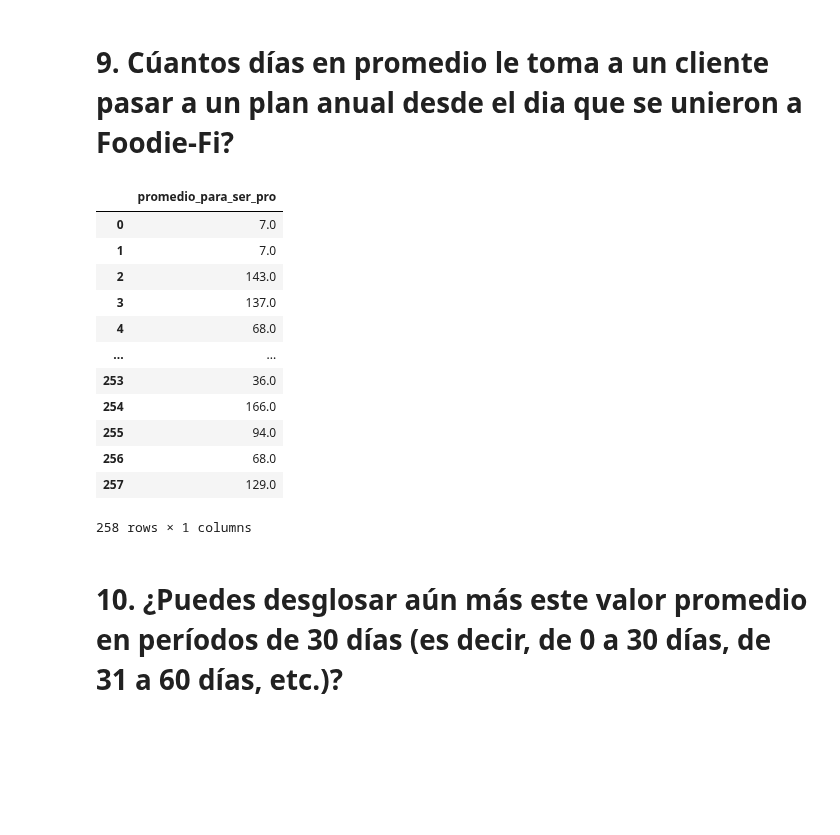
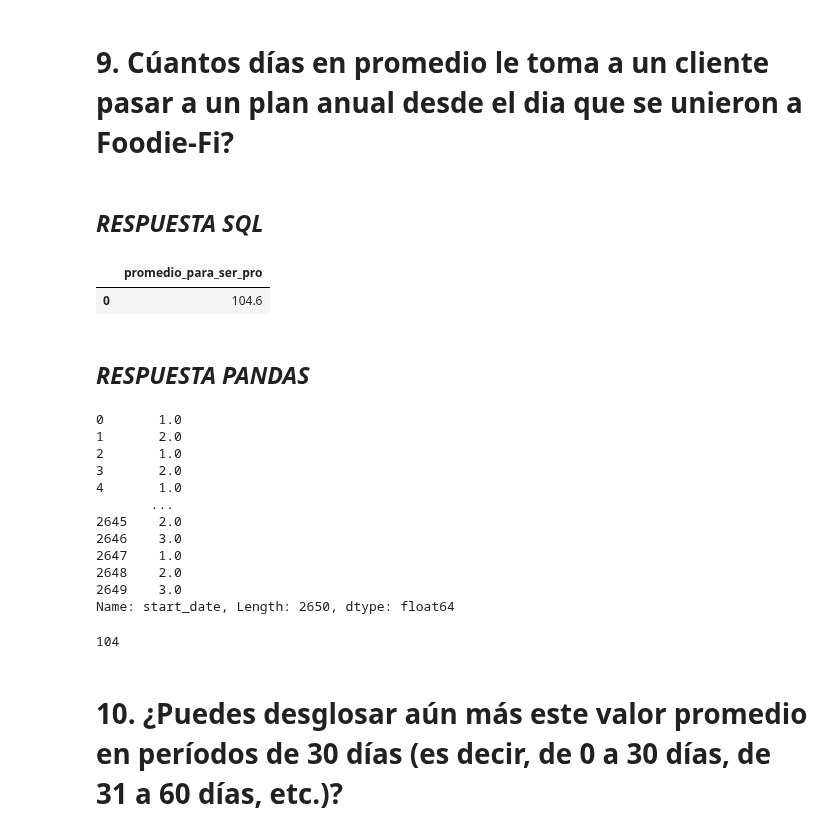
Before and after one commit to LLAES07/SQL_DESAFIO, a Jupyter notebook: Caso_3/Caso_3.ipynb, the cells around one changed output. Saved outputs shown, nothing was run; the diff lists cells and outputs as text; code cells hidden in the pictures; blank space fills up the shorter version.

Commit message:
Terminada las respuestas en pandas, falta comentar

```diff
--- a/Caso_3/Caso_3.ipynb
+++ b/Caso_3/Caso_3.ipynb
@@ -3123,6 +3123,8 @@ df_result
 | 4 | trial | 19 | 1.9 |
 # %% [markdown]
 # **9. Cúantos días en promedio le toma a un cliente pasar a un plan anual desde el dia que se unieron a Foodie-Fi?**
+# %% [markdown]
+## ***RESPUESTA SQL***
 # %%
 query = '''
 
@@ -3132,43 +3134,49 @@ query = '''
      FROM
         subscriptions s
     INNER JOIN
         plans p USING(plan_id)
     WHERE
         plan_name = 'pro annual'),
 
     pro_customers_first_date AS (
     SELECT
         *
      FROM
         subscriptions s
     INNER JOIN
         plans p USING(plan_id)
     WHERE
         plan_name = 'trial' AND s.customer_id IN ( SELECT DISTINCT customer_id FROM  pro_anual_costumers) )
 
 
     SELECT
-        CEIL(AVG(CAST(julianday(p.start_date) - julianday(f.start_date) AS INTEGER))) AS promedio_para_ser_pro
+        ROUND(AVG(CAST(julianday(p.start_date) - julianday(f.start_date) AS INTEGER)), 1) AS promedio_para_ser_pro
     FROM pro_anual_costumers p
     LEFT JOIN  pro_customers_first_date f
      ON p.customer_id = f.customer_id
 
 
 
 '''
 
 pd.read_sql_query(query, connection)
 # %% [output]
 |  | promedio_para_ser_pro |
-| 0 | 7.0 |
-| 1 | 7.0 |
-| 2 | 143.0 |
-| 3 | 137.0 |
-| 4 | 68.0 |
-| ... | ... |
-| 253 | 36.0 |
-| 254 | 166.0 |
-| 255 | 94.0 |
-| 256 | 68.0 |
-| 257 | 129.0 |
+| 0 | 104.6 |
-258 rows × 1 columns
+# %% [markdown]
+## ***RESPUESTA PANDAS***
+# %%
+df_merge.groupby('customer_id', as_index='False')['start_date'].rank(method='dense')
+# %% [output]
+0       1.0
+1       2.0
+2       1.0
+3       2.0
+4       1.0
+       ...
+2645    2.0
+2646    3.0
+2647    1.0
+2648    2.0
+2649    3.0
+Name: start_date, Length: 2650, dtype: float64
@@ -3175,2 +3195,7 @@ pd.read_sql_query(query, connection)
+# %%
+promedio_dias = round(df_result['respuesta'].mean().days)
+promedio_dias
+# %% [output]
+104
 # %% [markdown]
 # **10. ¿Puedes desglosar aún más este valor promedio en períodos de 30 días (es decir, de 0 a 30 días, de 31 a 60 días, etc.)?**
```
Also changed, not shown: parts of 8 cells of this notebook.
